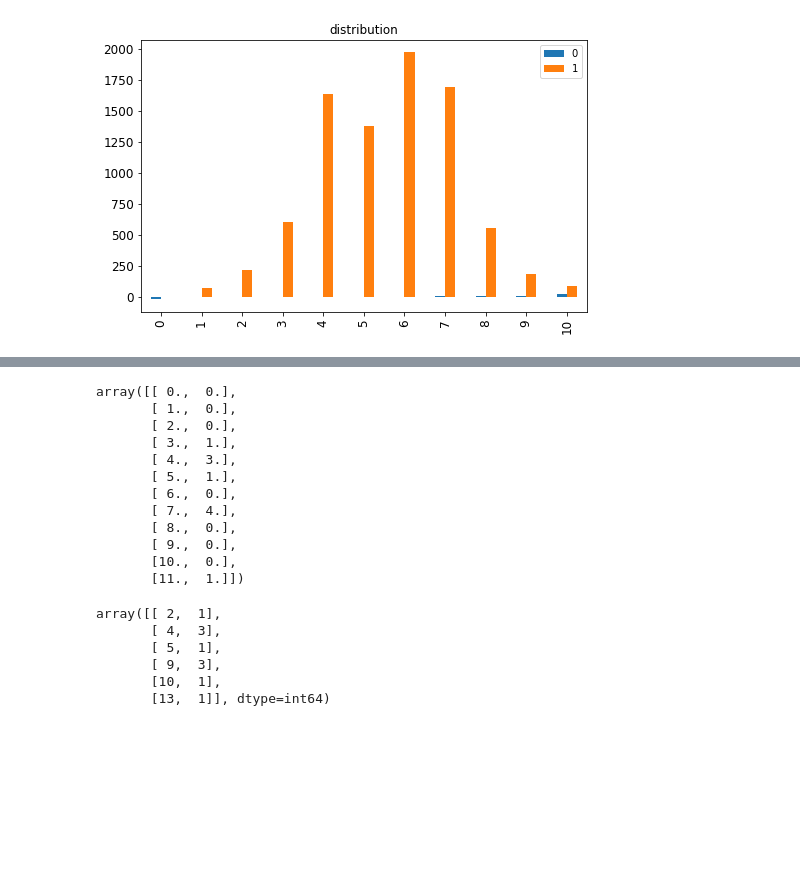
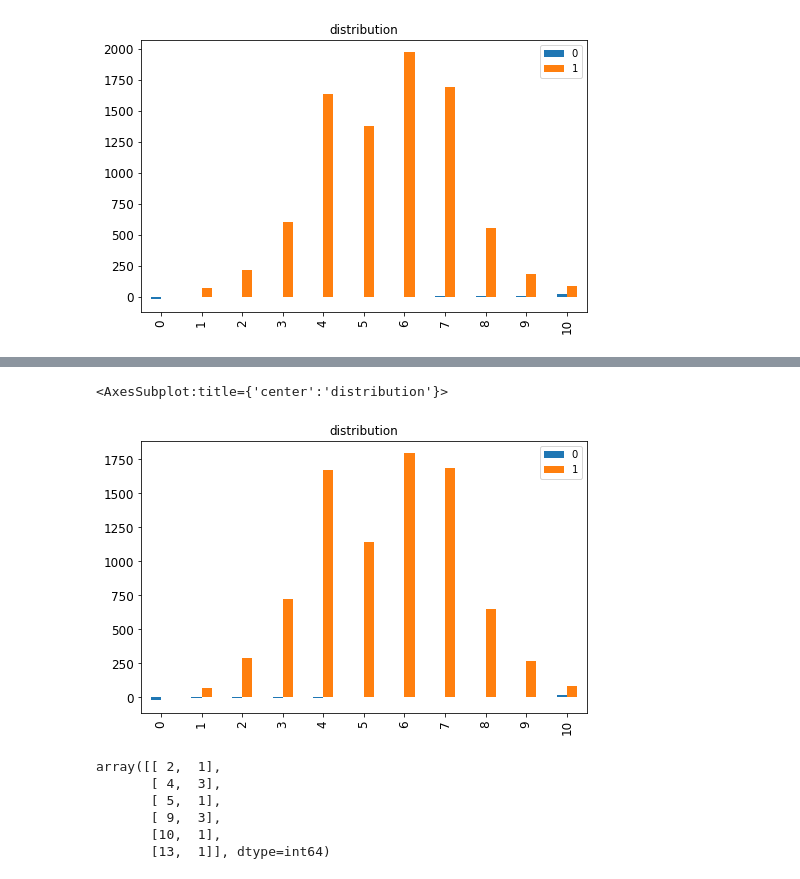
Before and after one commit to nuswgg/quants_qa, a Jupyter notebook: python/Py Quant Trading Practise/测试RB.ipynb, the cells around one changed output, grey strips where cells are left out. Drawn from its saved outputs; the diff is of its cells as text; code cells hidden in the pictures; blank space fills up the shorter version.

```diff
--- a/python/Py Quant Trading Practise/测试RB.ipynb
+++ b/python/Py Quant Trading Practise/测试RB.ipynb
@@ -1250,3 +1423,9 @@ df.plot(kind='bar', title ="distribution", figsize=(8, 5), legend=True, fontsize
+# %%
+# bin =[-20,-5,-3,-1.8,-0.7, 0, 0.7, 1.8, 3, 5, 20]
+df.plot(kind='bar', title ="distribution", figsize=(8, 5), legend=True, fontsize=12)
+# %% [output]
+<AxesSubplot:title={'center':'distribution'}>
+[figure, added]
 # %%
 def get_freq(row):
     bin_idx=np.arange(12)
@@ -1263,18 +1439,3 @@ bin_res = get_freq(row,bin)
-# %%
-bin_res
-# %% [output]
-array([[ 0.,  0.],
-       [ 1.,  0.],
-       [ 2.,  0.],
-       [ 3.,  1.],
-       [ 4.,  3.],
-       [ 5.,  1.],
-       [ 6.,  0.],
-       [ 7.,  4.],
-       [ 8.,  0.],
-       [ 9.,  0.],
-       [10.,  0.],
-       [11.,  1.]])
 # %%
 start=dt.datetime.now()
 uniqueValues, occurCount = np.unique(r, return_counts=True)
```
Also changed, not shown: parts of 37 cells of this notebook, 1 other file.
